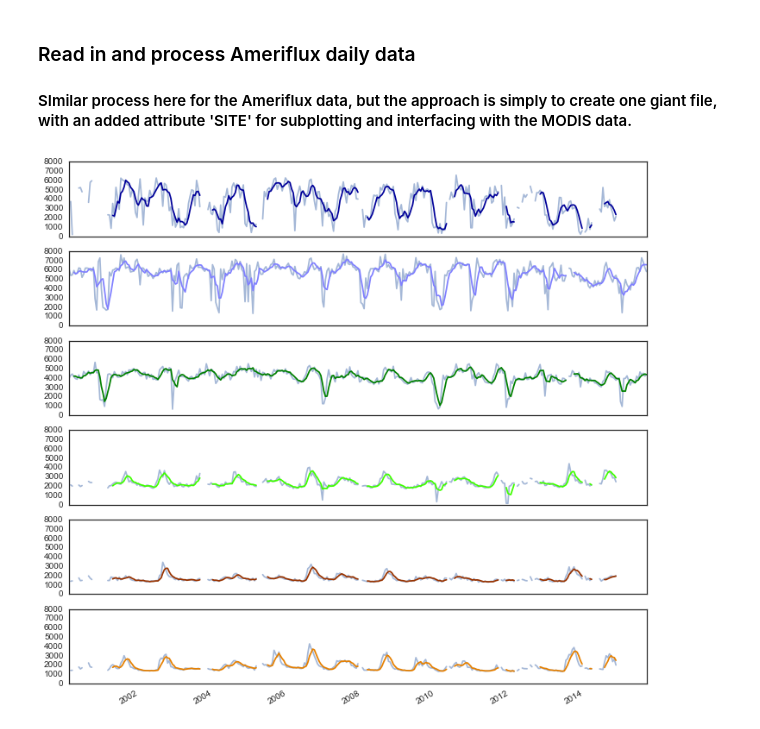
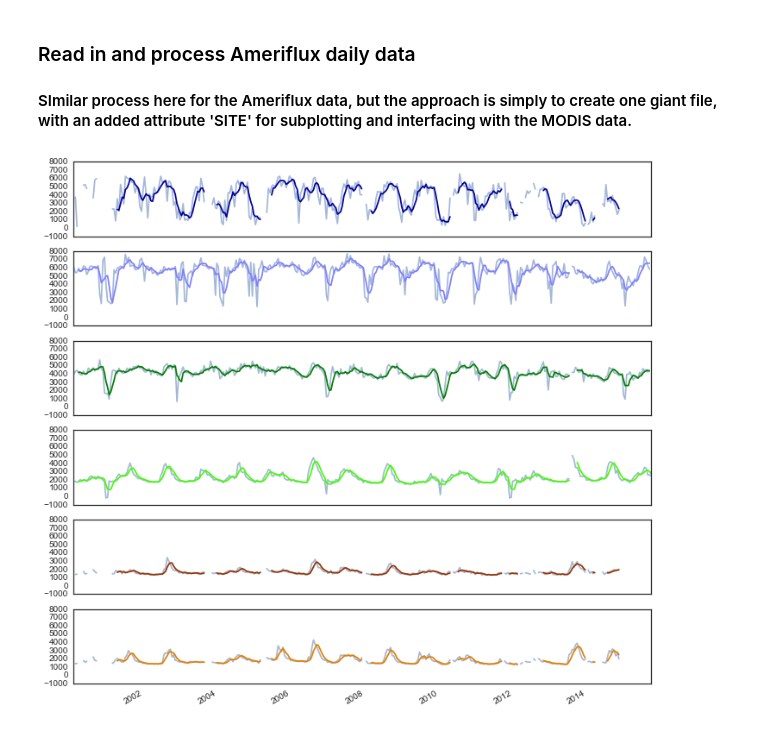
Before and after one commit to djkrofch/edulis, a Jupyter notebook: iPython_Notebooks/MODIS_Data.ipynb, the cells around one changed output. Drawn from its saved outputs; the diff is of its cells as text; code cells hidden in the pictures.

```diff
--- a/iPython_Notebooks/MODIS_Data.ipynb
+++ b/iPython_Notebooks/MODIS_Data.ipynb
@@ -72,10 +72,10 @@ MPJNDVI.index = MPJNDVI[2]
 VCMNDVI['SITE'] = 'MPJ'
 
 
-WJS = pd.read_csv(wrkDir + 'JSAV.csv')
-WJSNDVI = WJS[WJS.Band == '250m_16_days_NDVI']
-WJSNDVI['Date'] = WJSNDVI['Date'].map(lambda x: x.lstrip('A').rstrip('aAbBcC'))
-WJSNDVI.index = WJSNDVI['Date']
+WJS = pd.read_csv(wrkDir + 'JSAV2.csv', header=None)
+WJSNDVI = WJS[WJS[5] == '250m_16_days_NDVI']
+WJSNDVI[2] = WJSNDVI[2].map(lambda x: x.lstrip('A').rstrip('aAbBcC'))
+WJSNDVI.index = WJSNDVI[2]
 VCMNDVI['SITE'] = 'WJS'
 
 
@@ -96,7 +96,7 @@ VCMNDVI['SITE'] = 'SEG'
 VCM = VCMNDVI['397']
 VCP = VCPNDVI[1624]
 MPJ = MPJNDVI[1624]
-WJS = WJSNDVI['397']
+WJS = WJSNDVI[1624]
 SES = SESNDVI['397']
 SEG = SEGNDVI['397']
 
@@ -160,16 +160,16 @@ fluxdata.index = dateindex
 # %%
 order = ['vcm','vcp','mpj','wjs','ses','seg']
 fig, (ax) = plt.subplots(6,1, figsize=(12,12), sharex = True, sharey = True)
 axs = fig.axes
 idx = 0
-
+sns.set_style('white')
 for site in order:
     ax = axs[idx]
     siteNDVIs[site].plot(ax = ax, alpha = 0.5)
     pd.rolling_mean(siteNDVIs[site], 4).plot(ax = ax, color = siteColors[idx])
     idx = idx + 1
 # %% [output]
-[figure, old version]
+[figure, new version]
 # %%
 import matplotlib.dates as dates
 fig, (ax) = plt.subplots(6,1, figsize=(12,12), sharex = True, sharey = True)
```
Also changed, not shown: parts of 9 cells of this notebook.
